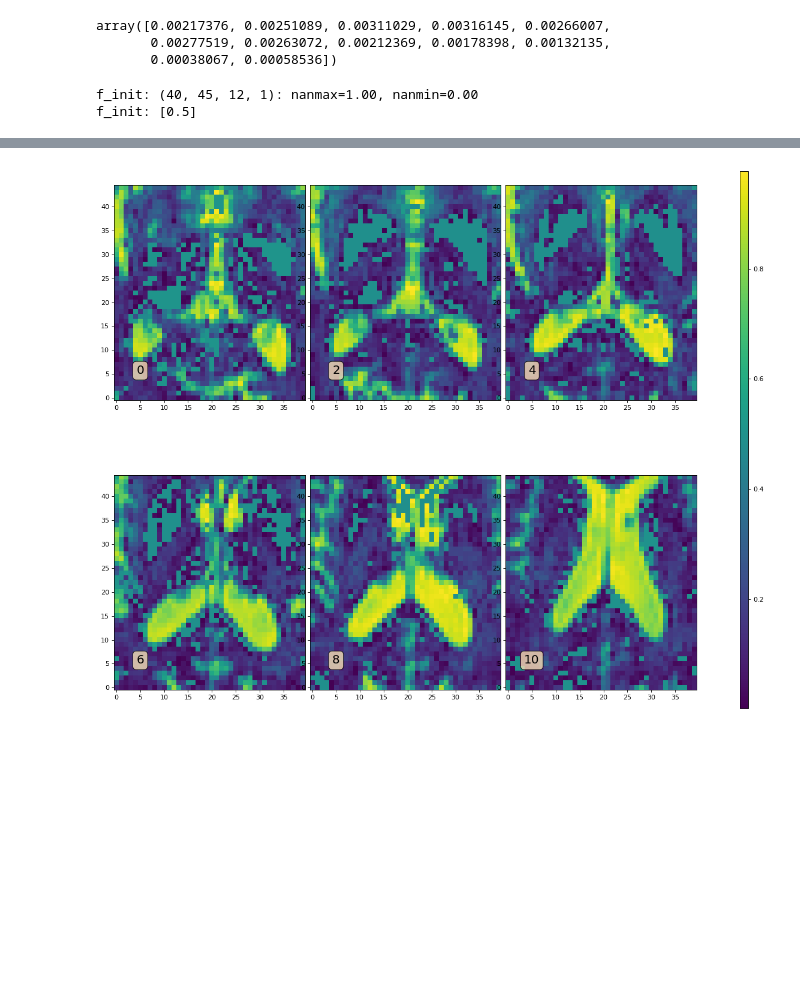
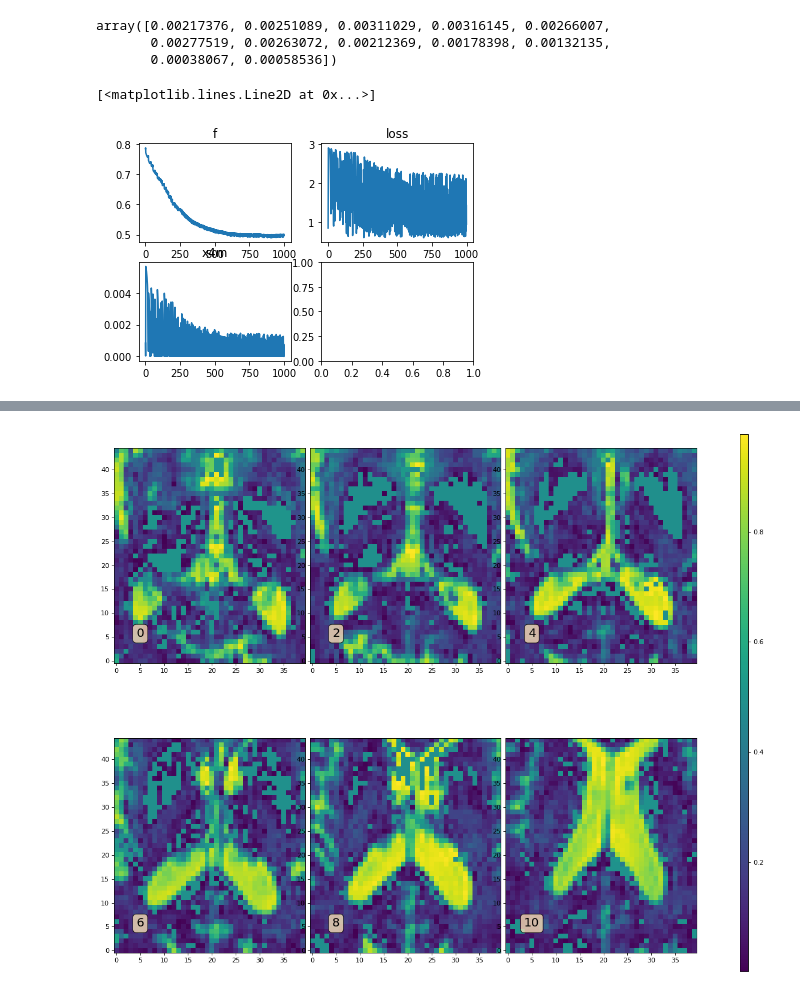
Before and after one commit to sameerd/DiffusionTensorImaging, a Jupyter notebook: notebooks/Free Water.ipynb, the cells around one changed output, grey strips where cells are left out. Cells and saved outputs as stored; diff of their text form; code cells hidden in the pictures; blank space fills up the shorter version.

```diff
--- a/notebooks/Free Water.ipynb
+++ b/notebooks/Free Water.ipynb
@@ -426,7 +426,13 @@ def dpz(p):
     ret[:,:, -1] = 0.
     return(ret)
 # %%
-def print_trace_noisy(arr, name="array", idx=None):
+import logging
+logging.debug("Test") # somehow gets jupyter notebook logging to work
+
+GD_LOGGER = logging.getLogger("GD")
+#GD_LOGGER.addHandler(logging.FileHandler("GD.log"))
+
+def print_trace(arr, name="array", idx=None, logfunc=GD_LOGGER.debug):
     """Print out information regarding array (optionally at idx)"""
     if idx is None: # print out shape, nan's etc about array
         nanmax = np.nanmax(arr)
@@ -442,22 +448,19 @@ def print_trace_noisy(arr, name="array", idx=None):
         arr_idx_str = str(arr_idx)
         newline = "\n" if len(arr_idx_str) > 50 else ""
         retstr = "%(name)s: " + newline + arr_idx_str
+    logfunc(retstr % locals())
 
-    print(retstr % locals())
+GD_LOGGER.setLevel(logging.WARN)
+#GD_LOGGER.setLevel(logging.INFO)
+#GD_LOGGER.setLevel(logging.DEBUG)
 
-def print_trace_silent(*args, **kwargs):
-    pass
+GD_LOGGER.debug("Test message at debug level")
+GD_LOGGER.info("Test message at info level")
 
-print_trace_noisy(f_init, "f_init")
-print_trace_noisy(f_init, "f_init", [1, 21, 5, Ellipsis])
-
-
-print_trace = print_trace_noisy
-print_trace = print_trace_silent
+print_trace(f_init, "f_init")
+print_trace(f_init, "f_init", [1, 21, 5, Ellipsis])
-# %% [output]
-f_init: (40, 45, 12, 1): nanmax=1.00, nanmin=0.00
-f_init: [0.5]
 # %%
 beta = 10.
 alpha = 1.
+UNDERFLOW_MIN = 1e-20
 # %%
@@ -656,0 +662,11 @@ for i in range(num_iterations):
+# %%
+fig, axes = plt.subplots(2, 2)
+axes[0,0].set_title("f")
+axes[0,0].plot(idx_array.f)
+axes[0,1].set_title("loss")
+axes[0,1].plot(idx_array.loss)
+axes[1,0].set_title("x4m")
+axes[1,0].plot(idx_array.x4m)
+# %% [output]
+[<matplotlib.lines.Line2D at 0x...>]
+[figure, added]
```
Also changed, not shown: parts of 3 cells of this notebook.
